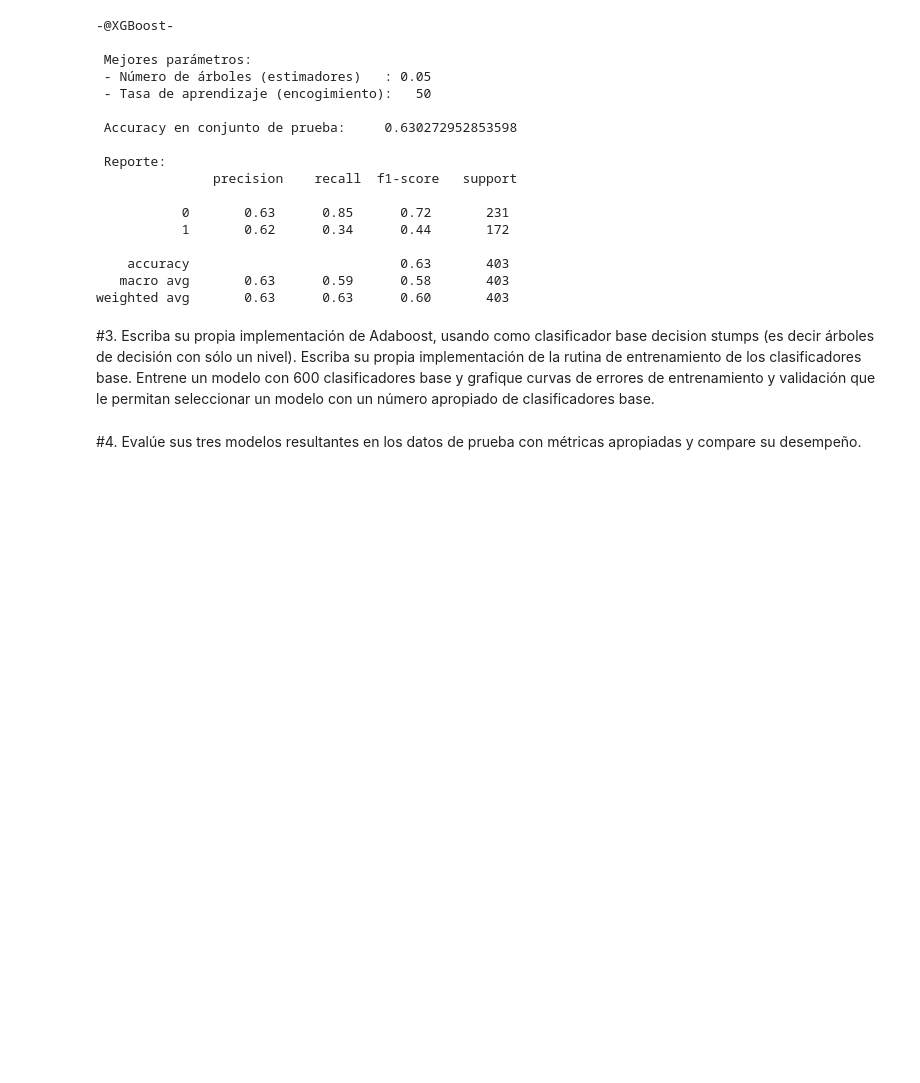
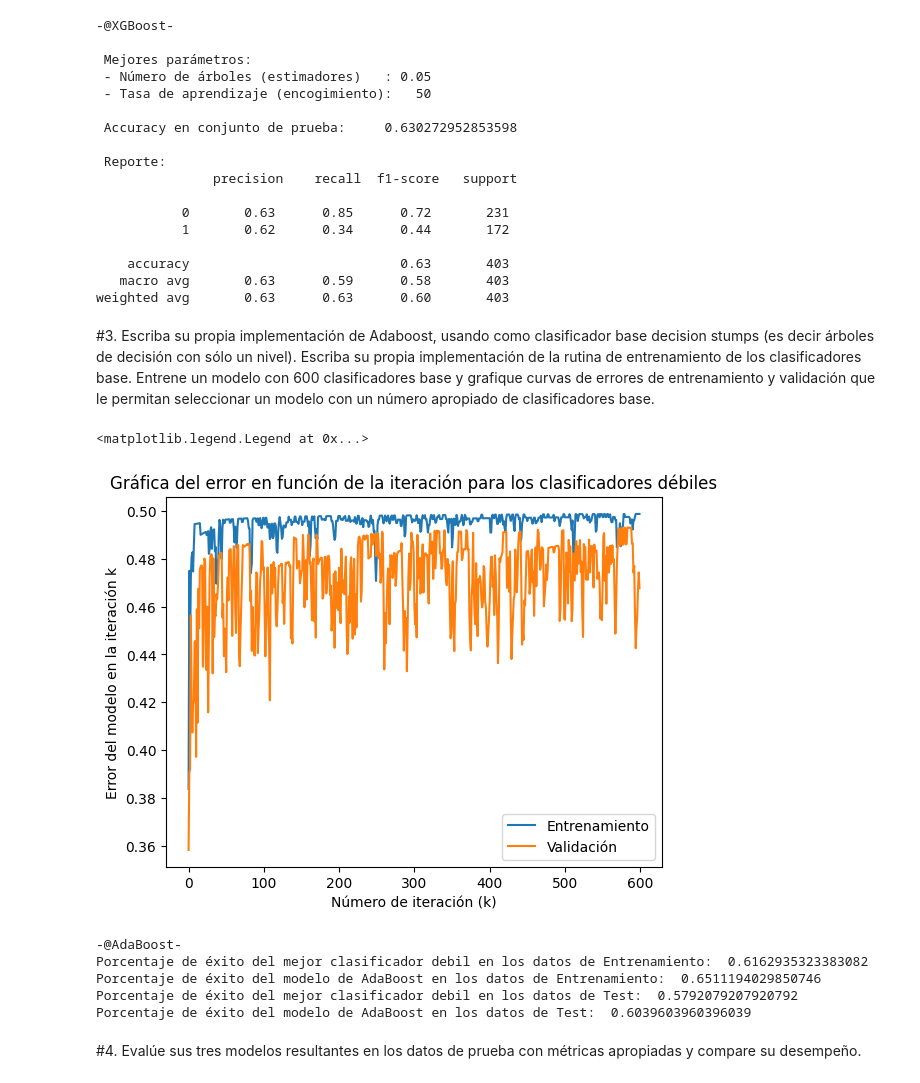
Before and after one commit to jacubillos10/Tarea3_MachineLearning, a Jupyter notebook: ML_TAREA3.ipynb, the cells around one changed output. Saved outputs shown, nothing was run; the diff lists cells and outputs as text; code cells hidden in the pictures; blank space fills up the shorter version.

Commit message:
Se incorporó el punto 3 al cpódigo principal

```diff
--- a/ML_TAREA3.ipynb
+++ b/ML_TAREA3.ipynb
@@ -154,0 +155,5 @@ def MinimizarImpureza_feature(datos, feature):
+# %%
+features = list(datos.keys())
+features.remove('Potability')
+X_train3, X_temp3, y_train3, y_temp3 = train_test_split(datos[features], datos['Potability'], test_size=0.2)
+X_val3, X_test3, y_val3, y_test3 = train_test_split(X_temp3, y_temp3, test_size=0.5)
@@ -154,0 +230,19 @@ def MinimizarImpureza_feature(datos, feature):
+# %%
+modelo_adaboost_train = AdaBoostear(X_train3, y_train3, 600)
+modelo_adaboost_validate = AdaBoostear(X_val3, y_val3, 600)
+# %%
+N_puntos = 600
+iteracion = np.linspace(0,N_puntos - 1, N_puntos)
+errores_train = list(map(lambda x: x['Error'], modelo_adaboost_train))[:N_puntos]
+errores_val = list(map(lambda x: x['Error'], modelo_adaboost_validate))[:N_puntos]
+fig1 = plt.figure()
+ax1 = fig1.add_subplot(111)
+ax1.plot(iteracion, errores_train, label = 'Entrenamiento')
+ax1.plot(iteracion, errores_val, label = 'Validación')
+ax1.set_xlabel('Número de iteración (k)')
+ax1.set_ylabel('Error del modelo en la iteración k')
+ax1.set_title('Gráfica del error en función de la iteración para los clasificadores débiles')
+ax1.legend(loc = 'lower right')
+# %% [output]
+<matplotlib.legend.Legend at 0x...>
+[figure, added]
@@ -155,3 +281,19 @@ def MinimizarImpureza_feature(datos, feature):
+# %%
+print("-@AdaBoost-")
+dic_mejor_clasificador = min(modelo_adaboost_train, key = lambda x: x['Error'])
+exito_mejor_clasificador_train = 1 - dic_mejor_clasificador['Error']
+evaluacion_mejor_clasificador_test = dic_mejor_clasificador['arbol'].predict(X_test3)
+aciertos_mejor_clasificador_test = hallar_aciertos(y_test3, evaluacion_mejor_clasificador_test)
+print("Porcentaje de éxito del mejor clasificador debil en los datos de Entrenamiento: ", exito_mejor_clasificador_train)
+print("Porcentaje de éxito del modelo de AdaBoost en los datos de Entrenamiento: ", aciertos_train)
+print("Porcentaje de éxito del mejor clasificador debil en los datos de Test: ", aciertos_mejor_clasificador_test)
+print("Porcentaje de éxito del modelo de AdaBoost en los datos de Test: ", aciertos_test)
+# %% [output]
+-@AdaBoost-
+Porcentaje de éxito del mejor clasificador debil en los datos de Entrenamiento:  0.6162935323383082
+Porcentaje de éxito del modelo de AdaBoost en los datos de Entrenamiento:  0.6511194029850746
+Porcentaje de éxito del mejor clasificador debil en los datos de Test:  0.5792079207920792
+Porcentaje de éxito del modelo de AdaBoost en los datos de Test:  0.6039603960396039
 # %% [markdown]
 #4.
 Evalúe sus tres modelos resultantes en los datos de prueba con métricas apropiadas y
```
Also changed, not shown: parts of 6 cells of this notebook.
